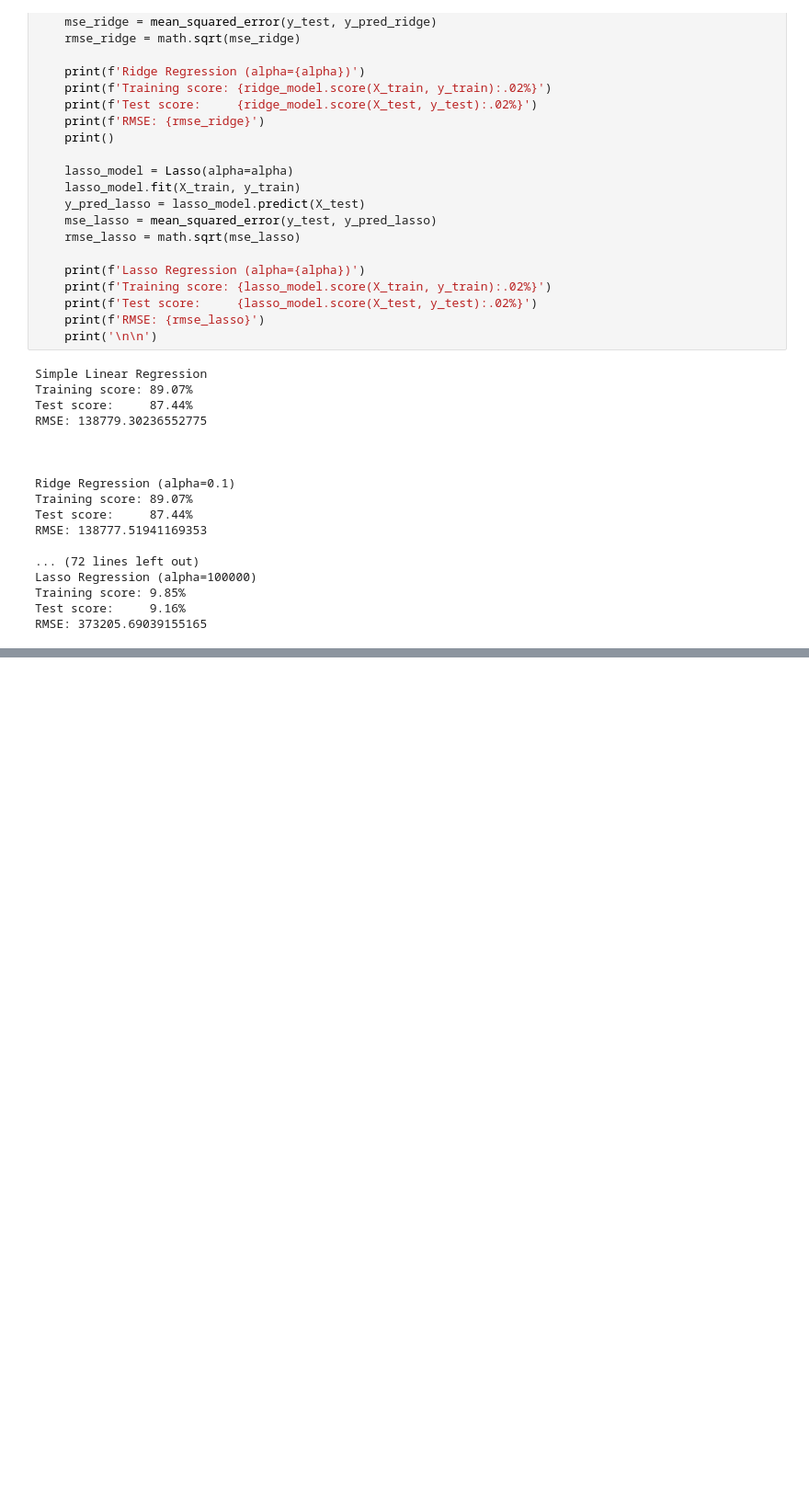
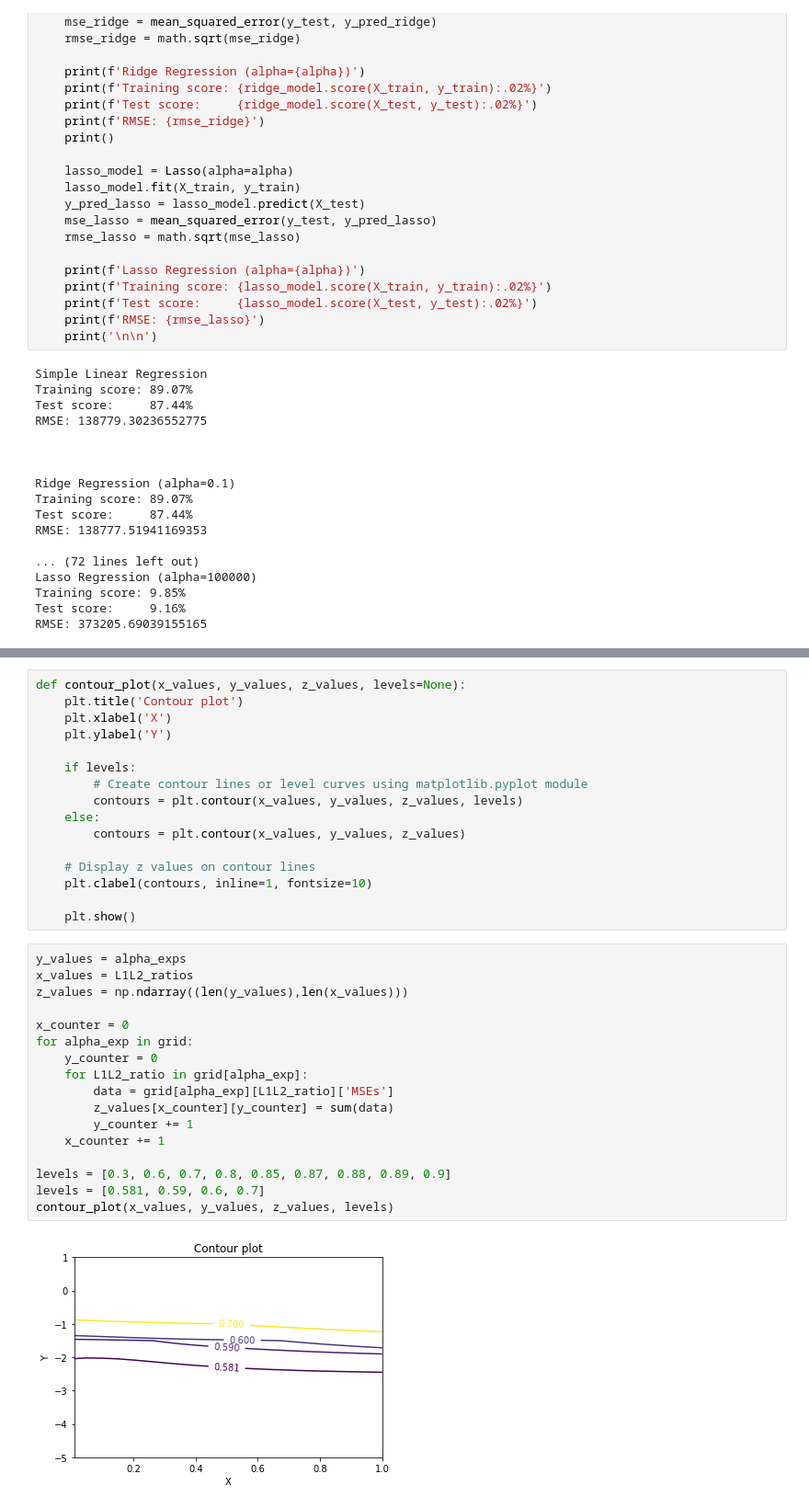
Before and after one commit to graxel/rainy_day, a Jupyter notebook: Modelling.ipynb, the cells around one changed output, grey strips where cells are left out. Shown: that part at 92% size. Drawn from its saved outputs; the diff is of its cells as text; blank space fills up the shorter version.

```diff
--- a/Modelling.ipynb
+++ b/Modelling.ipynb
@@ -130,0 +402,35 @@ RMSE: 373205.69039155165
+# %%
+def contour_plot(x_values, y_values, z_values, levels=None):
+    plt.title('Contour plot')
+    plt.xlabel('X')
+    plt.ylabel('Y')
+
+    if levels:
+        # Create contour lines or level curves using matplotlib.pyplot module
+        contours = plt.contour(x_values, y_values, z_values, levels)
+    else:
+        contours = plt.contour(x_values, y_values, z_values)
+
+    # Display z values on contour lines
+    plt.clabel(contours, inline=1, fontsize=10)
+
+    plt.show()
+# %%
+y_values = alpha_exps
+x_values = L1L2_ratios
+z_values = np.ndarray((len(y_values),len(x_values)))
+
+x_counter = 0
+for alpha_exp in grid:
+    y_counter = 0
+    for L1L2_ratio in grid[alpha_exp]:
+        data = grid[alpha_exp][L1L2_ratio]['MSEs']
+        z_values[x_counter][y_counter] = sum(data)
+        y_counter += 1
+    x_counter += 1
+
+levels = [0.3, 0.6, 0.7, 0.8, 0.85, 0.87, 0.88, 0.89, 0.9]
+levels = [0.581, 0.59, 0.6, 0.7]
+contour_plot(x_values, y_values, z_values, levels)
+# %% [output]
+[figure, added]
```
Also changed, not shown: parts of 22 cells of this notebook, 2 other files.
